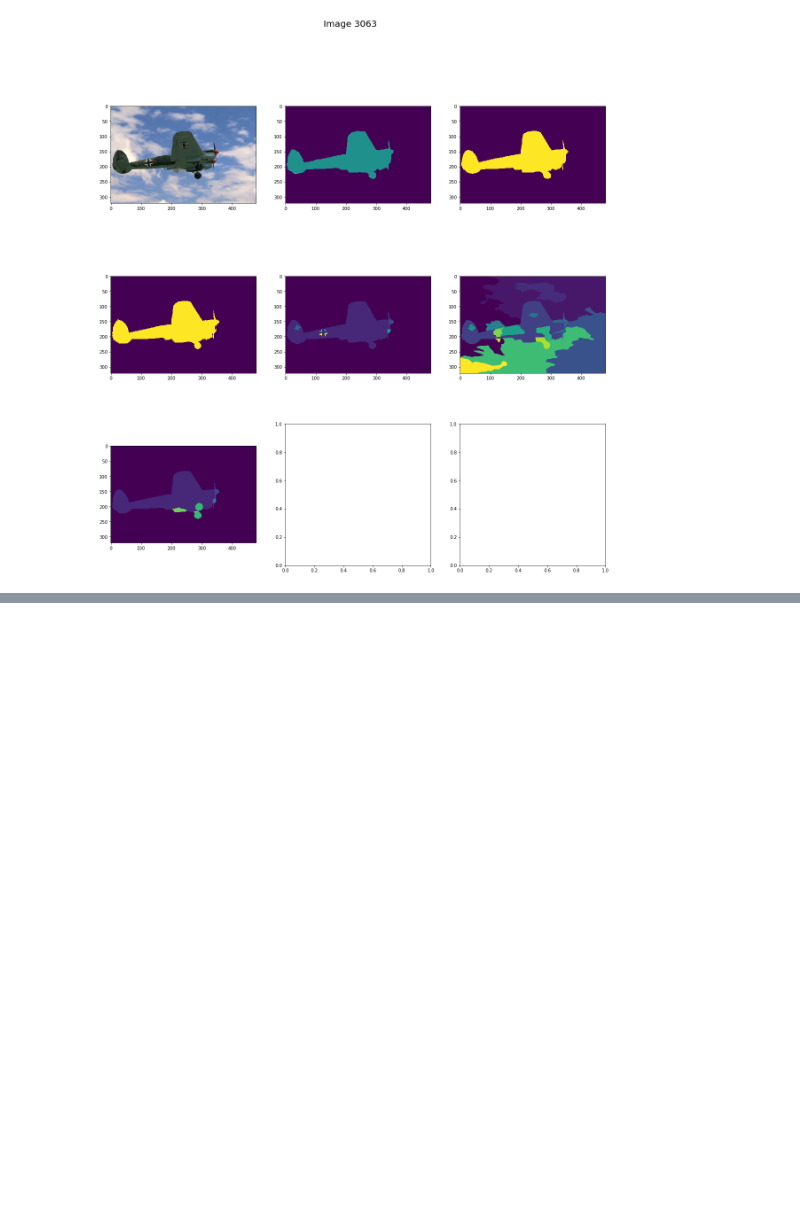
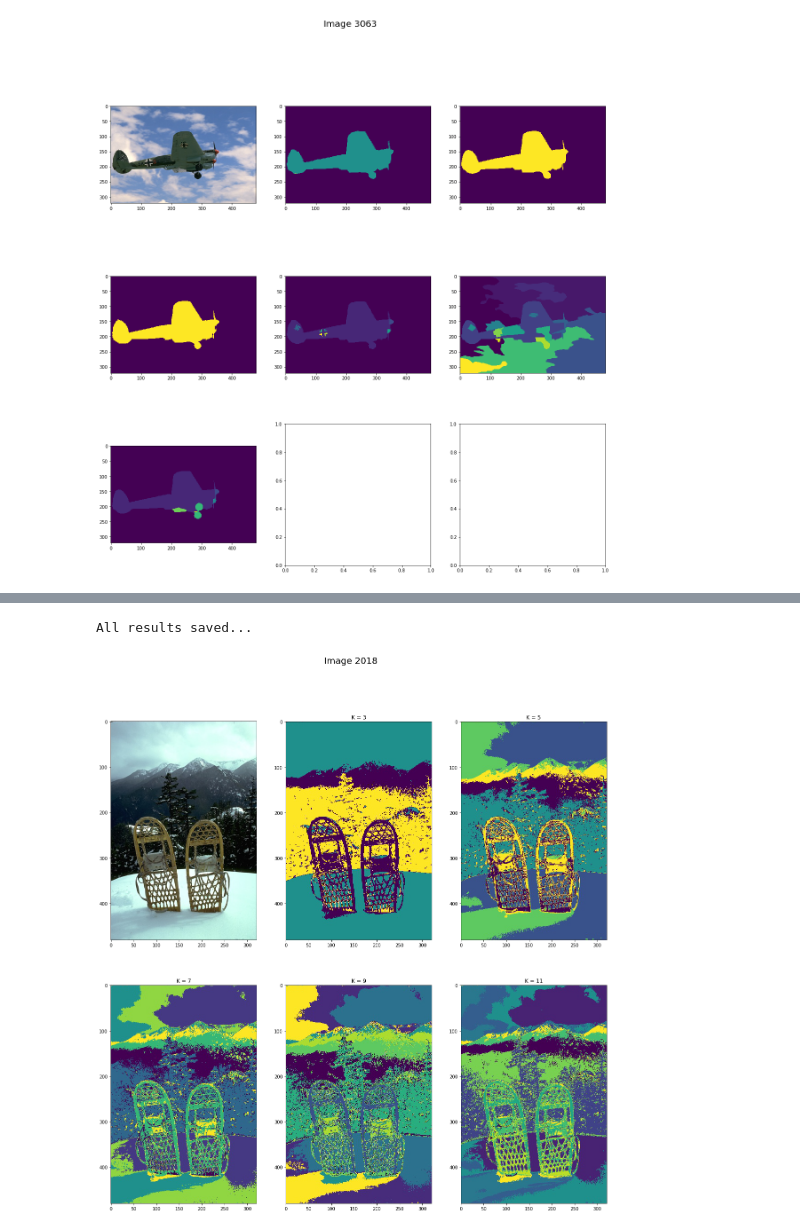
Before and after one commit to AmrMohamedNasr/Image-Segmentation, a Jupyter notebook: image_segmentation.ipynb, the cells around one changed output, grey strips where cells are left out. Saved outputs shown, nothing was run; the diff lists cells and outputs as text; code cells hidden in the pictures; blank space fills up the shorter version.

Commit message:
kmeans-results saving enabled

```diff
--- a/image_segmentation.ipynb
+++ b/image_segmentation.ipynb
@@ -86,0 +126,32 @@ KeyboardInterrupt:
+# %%
+if do_kmeans_run:
+    directory = 'results/kmeans'
+    k_param = [3,5,7,9,11];
+    i = 0;
+    for k in k_param:
+        sub_dir = join(directory, str(k));
+        if not os.path.exists(sub_dir):
+            os.makedirs(sub_dir);
+        j = 0;
+        for img in k_results[i]:
+            plt.imsave(join(sub_dir, names[j] + '.jpg'), img);
+            j += 1;
+        i += 1;
+    print('All results saved...');
+else:
+    print('No results to save, skip to reading');
+# %% [output]
+All results saved...
+# %%
+directory = 'results/kmeans'
+k_param = [3,5,7,9,11];
+k_results = [];
+for k in k_param:
+    sub_dir = join(directory, str(k));
+    if not os.path.exists(sub_dir):
+        os.makedirs(sub_dir);
+    n, lk = read_images(sub_dir);
+    k_results.append(lk);
+show_kmean_img(real_data, k_results, names, 0, k_param);
+# %% [output]
+[figure, added]
```
Also changed, not shown: parts of 3 cells of this notebook, 1 other file.
